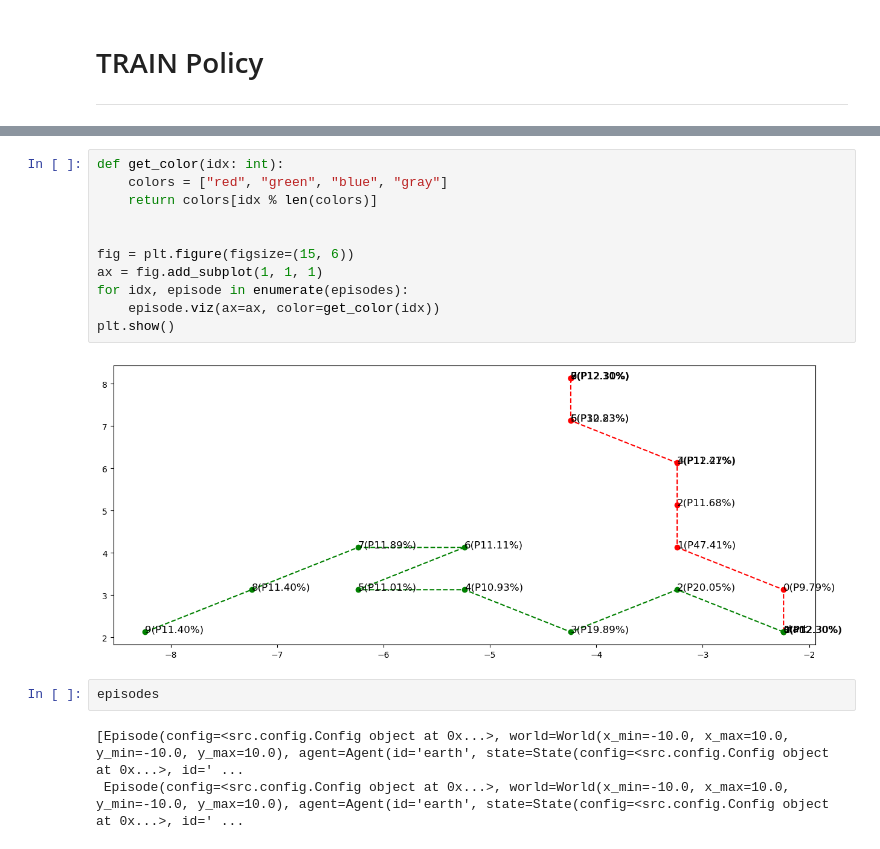
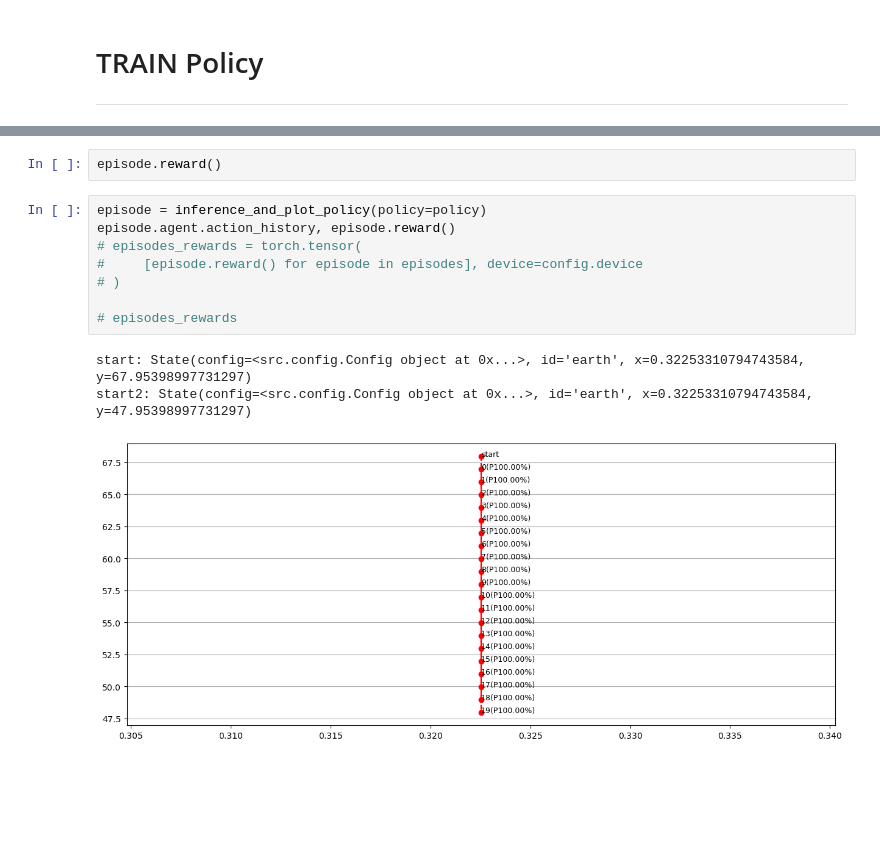
Before and after one commit to Chengbai/rf_agent, a Jupyter notebook: agent.ipynb, the cells around one changed output, grey strips where cells are left out. Drawn from its saved outputs; the diff is of its cells as text; blank space fills up the shorter version.

```diff
--- a/agent.ipynb
+++ b/agent.ipynb
@@ -93,18 +291,14 @@ episode gain: -12.0
-# %%
-def get_color(idx: int):
-    colors = ["red", "green", "blue", "gray"]
-    return colors[idx % len(colors)]
-
-
-fig = plt.figure(figsize=(15, 6))
-ax = fig.add_subplot(1, 1, 1)
-for idx, episode in enumerate(episodes):
-    episode.viz(ax=ax, color=get_color(idx))
-plt.show()
-# %% [output]
-[figure, removed]
-# %%
-episodes
-# %% [output]
-[Episode(config=<src.config.Config object at 0x...>, world=World(x_min=-10.0, x_max=10.0, y_min=-10.0, y_max=10.0), agent=Agent(id='earth', state=State(config=<src.config.Config object at 0x...>, id=' ...
- Episode(config=<src.config.Config object at 0x...>, world=World(x_min=-10.0, x_max=10.0, y_min=-10.0, y_max=10.0), agent=Agent(id='earth', state=State(config=<src.config.Config object at 0x...>, id=' ...
+# %%
+episode.reward()
+# %%
+episode = inference_and_plot_policy(policy=policy)
+episode.agent.action_history, episode.reward()
+# episodes_rewards = torch.tensor(
+#     [episode.reward() for episode in episodes], device=config.device
+# )
+
+# episodes_rewards
+# %% [output]
+start: State(config=<src.config.Config object at 0x...>, id='earth', x=0.32253310794743584, y=67.95398997731297)
+start2: State(config=<src.config.Config object at 0x...>, id='earth', x=0.32253310794743584, y=47.95398997731297)
+[figure, added]
```
Also changed, not shown: parts of 11 cells of this notebook, 11 other files.
